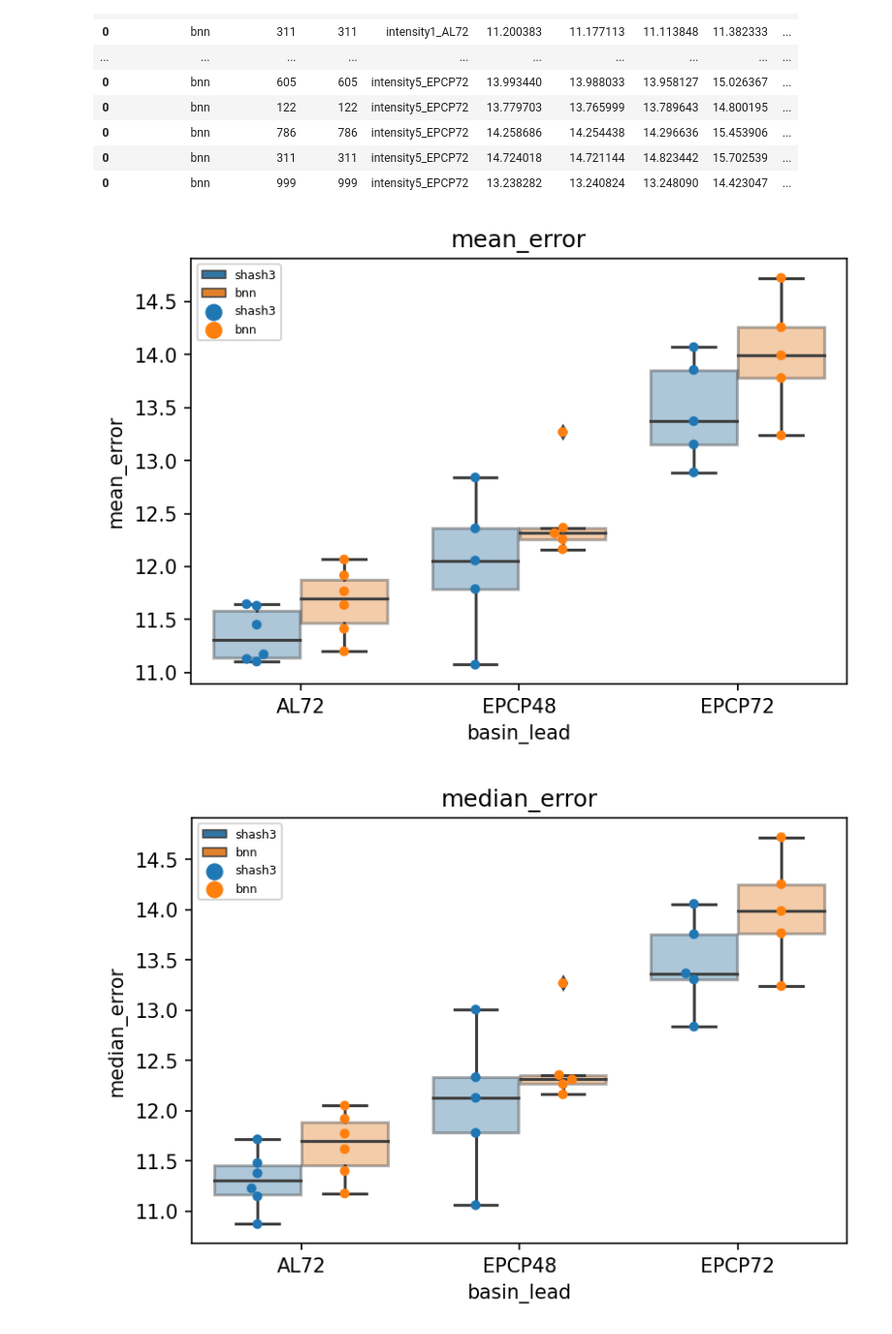
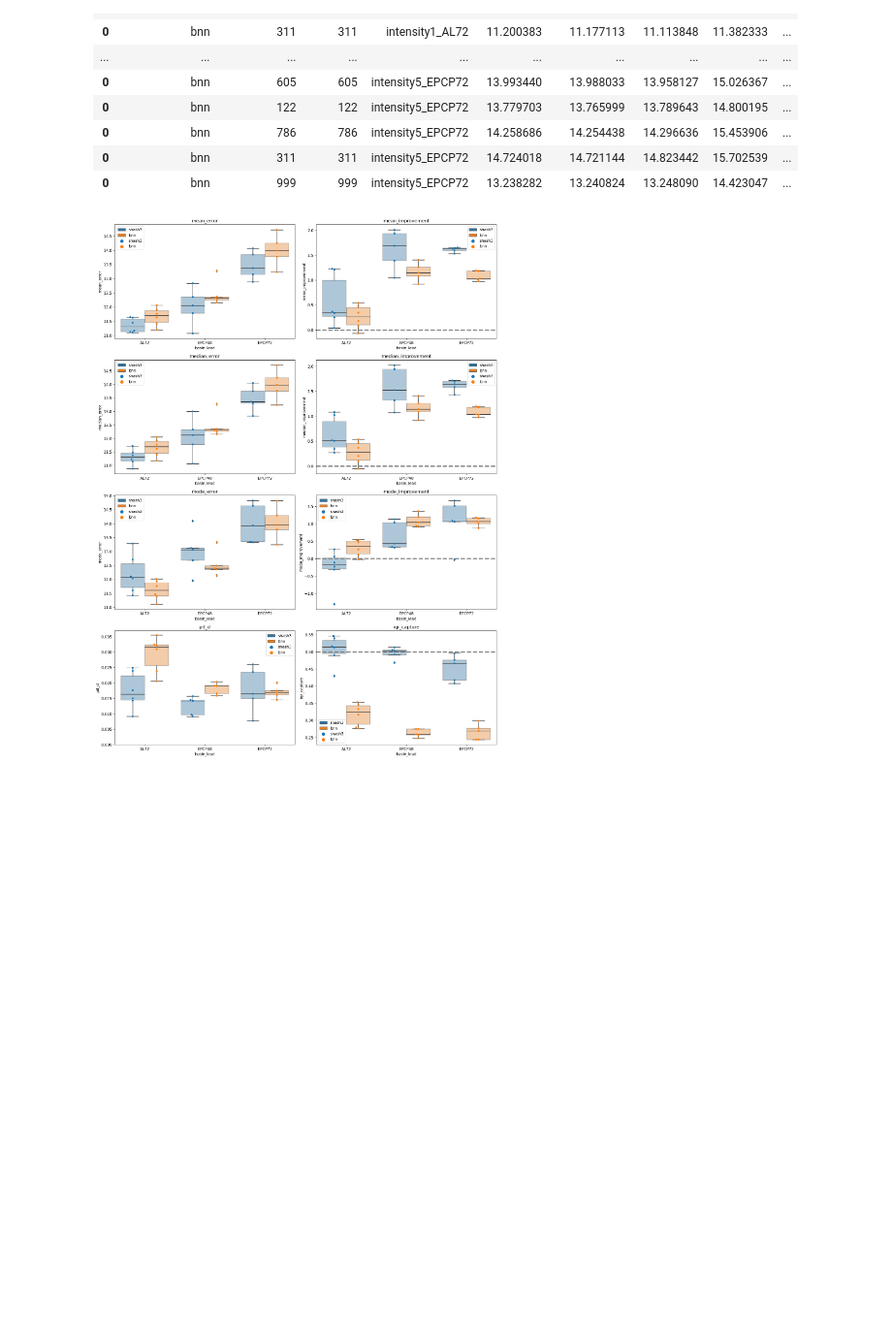
Before and after one commit to eabarnes1010/hurricane_uqcomparisons, a Jupyter notebook: _summarize_metrics.ipynb, the cells around one changed output. Shown at 97% size. Saved outputs shown, nothing was run; the diff lists cells and outputs as text; code cells hidden in the pictures; blank space fills up the shorter version.

Commit message:
added additional metrics plots, archived duplicate files

```diff
--- a/_summarize_metrics.ipynb
+++ b/_summarize_metrics.ipynb
@@ -273,6 +273,9 @@ for exp_name in EXP_NAME_LIST:
 
         df = pd.read_pickle(metric_filename)
         df['basin_lead'] = exp_name[exp_name.rfind('_')+1:]
+        df['mean_improvement'] = df['cons_error']-df['mean_error']
+        df['median_improvement'] = df['cons_error']-df['median_error']
+        df['mode_improvement'] = df['cons_error']-df['mode_error']
         df_metrics = pd.concat([df_metrics,df])
 df_metrics
 # %% [output]
@@ -295,23 +298,43 @@ df_metrics
 | 0 | bnn | 999 | 999 | intensity5_EPCP72 | 13.238282 | 13.240824 | 13.248090 | 14.423047 | ... |
 # %%
 import seaborn as sns
-for metric in ('mean_error','median_error','mode_error','pit_d','iqr_capture'):
-    ax = sns.boxplot(x='basin_lead', y=metric, hue="uncertainty_type",
-                     data=df_metrics,boxprops=dict(alpha=.4))
-    ax1 = sns.swarmplot(x="basin_lead", y=metric, hue="uncertainty_type", data=df_metrics, dodge=True,)
-    # ax2 = sns.swarmplot(x="basin_lead", y='cons_error', data=df_metrics, dodge=True,)
+f, axs = plt.subplots(4, 2, figsize=(15,20))
+axs = axs.flatten()
 
+for imetric, metric in enumerate(('mean_error',
+                                  'mean_improvement',
+                                  'median_error',
+                                  'median_improvement',
+                                  'mode_error',
+                                  'mode_improvement',
+                                  'pit_d',
+                                  'iqr_capture')):
+    ax = axs[imetric]
+    g1 = sns.boxplot(x='basin_lead',
+                     y=metric,
+                     hue="uncertainty_type",
+                     data=df_metrics,
+                     boxprops=dict(alpha=.4),
+                     ax=ax)
+    g2 = sns.swarmplot(x="basin_lead",
+                       y=metric,
+                       hue="uncertainty_type",
+                       data=df_metrics,
+                       dodge=True,
+                       ax=ax)
 
     if(metric=='iqr_capture'):
-        plt.axhline(y=0.5,linewidth=3,linestyle='--',color='gray')
+        ax.axhline(y=0.5,linewidth=3,linestyle='--',color='gray')
     if(metric=='pit_d'):
-        plt.ylim(0,None)
+        ax.set_ylim(0,None)
+    if(metric.find('improvement') > -1):
+        ax.axhline(y=0.0,linewidth=3,linestyle='--',color='gray')
 
-    plt.title(metric)
-    plt.legend(fontsize=6,frameon=True)
-    # raise ValueError('her')
-    plt.savefig('figures/prediction_plots/comparisonsMetrics_' + metric + '.png', dpi=dpiFig)
-    plt.show()
+    ax.set_title(metric)
+    ax.legend(fontsize=10,frameon=True)
+
+plt.savefig('figures/prediction_plots/comparisonsMetrics.png', dpi=dpiFig)
+plt.tight_layout()
+plt.show()
 # %% [output]
-[figure, old version]
+[figure, new version]
-[figure, removed]
```
Also changed, not shown: parts of 1 cell of this notebook, 3 other files.
